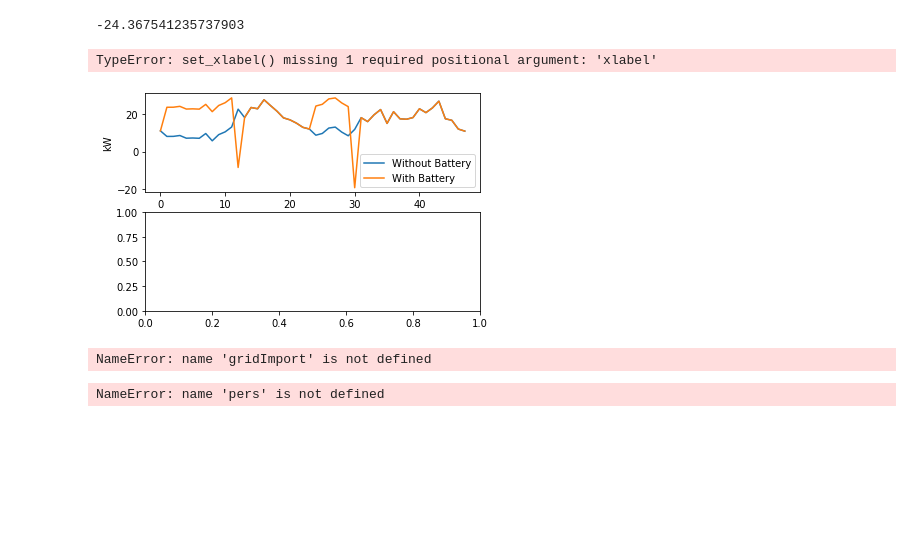
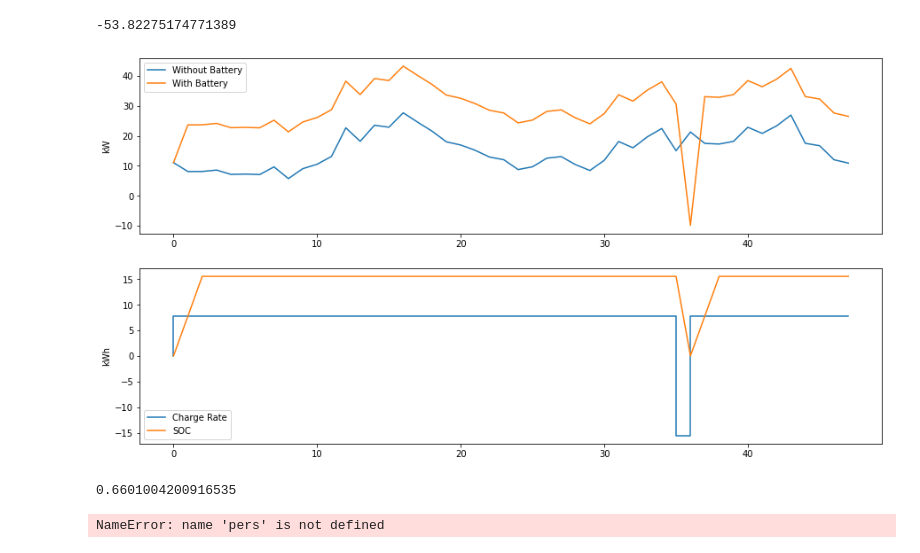
Before and after one commit to stait20/Code, a Jupyter notebook: Fife-data/SetpointController.ipynb, the cells around one changed output. Saved outputs shown, nothing was run; the diff lists cells and outputs as text; code cells hidden in the pictures; blank space fills up the shorter version.

```diff
--- a/Fife-data/SetpointController.ipynb
+++ b/Fife-data/SetpointController.ipynb
@@ -27,7 +27,7 @@ persistanceForecast = np.asarray(persistanceForecast)
 realLoads = np.asarray(realLoads)
 
 peakLoads = np.loadtxt("../Final/peakLoads.txt")
-triggers = peakLoads * 0.2
+triggers = peakLoads * 0.4
 
 
 #data = persistanceForecast.reshape(persistanceForecast.shape[0], persistanceForecast.shape[1] // 48, 48)
@@ -40,10 +40,10 @@ for i in range(18):
     MAE.append(mean_absolute_error(realLoads[i], persistanceForecast[i]))
     MAPE.append(mean_absolute_percentage_error(realLoads[i], persistanceForecast[i]))
 # %%
-for i in range(18):
-    print(MAE[i])
+# for i in range(18):
+#     print(MAE[i])
 
-print("\n")
+# print("\n")
 
-for i in range(18):
-    print(MAPE[i])
+# for i in range(18):
+#     print(MAPE[i])
@@ -153,8 +131,17 @@ class Battery:
 
 
 batteries = []
-for i in range(data.shape[0]):
+for i in range(peakLoads.shape[0]):
     batteries.append(Battery(peakLoads[i]))
+# %%
+temp = np.asarray(realLoads)
+data = np.empty((18,30,48))
+realLoads = np.empty((18,30,48))
+for feeder in range(data.shape[0]):
+    for day in range(data.shape[1]):
+        for hour in range(data.shape[2]):
+            data[feeder][day][hour] = persistanceForecast[feeder][day*48 + hour]
+            realLoads[feeder][day][hour] = temp[feeder][day*48 + hour]
 # %%
 isCharging = np.empty((18,30,48))
 
@@ -210,31 +197,28 @@ for feeder in range(gridImport.shape[0]):
 percentReduction = (1-np.asarray(peakChangeRatio)) * 100
 np.mean(percentReduction)
 # %% [output]
--24.367541235737903
+-53.82275174771389
 # %%
 feeder = 9
 day = 25
 
 y = list(range(48))
 fig, axs = plt.subplots(2)
 axs[0].plot(y,realLoads[feeder][day], label="Without Battery")
 axs[0].plot(y,gridImport[feeder][day], label="With Battery")
 #axs[0].plot(y,filter_data[0][0], label="filter data")
 axs[0].legend()
 axs[0].set_ylabel("kW")
-axs[0].set_xlabel()
-
 axs[1].step(y,newChargeRate[feeder][day], label="Charge Rate")
 axs[1].plot(y,newSOC[feeder][day],label="SOC")
 axs[1].legend()
 axs[1].set_ylabel("kWh")
 
 fig.set_figheight(8)
 fig.set_figwidth(15)
 fig.show()
 # %% [output]
-TypeError: set_xlabel() missing 1 required positional argument: 'xlabel'
-[figure, old version]
+[figure, new version]
 # %%
 realLoadsMax = []
 batteryLoadsMax = []
@@ -248,7 +232,7 @@ for feeder in range(gridImport.shape[0]):
 peakChangeRatio = np.divide(realLoadsMax, batteryLoadsMax)
 np.mean(peakChangeRatio)
 # %% [output]
-NameError: name 'gridImport' is not defined
+0.6601004200916535
 # %%
 # Limit where battery charge will toggle
 trigger = 15
```
Also changed, not shown: parts of 5 cells of this notebook.
